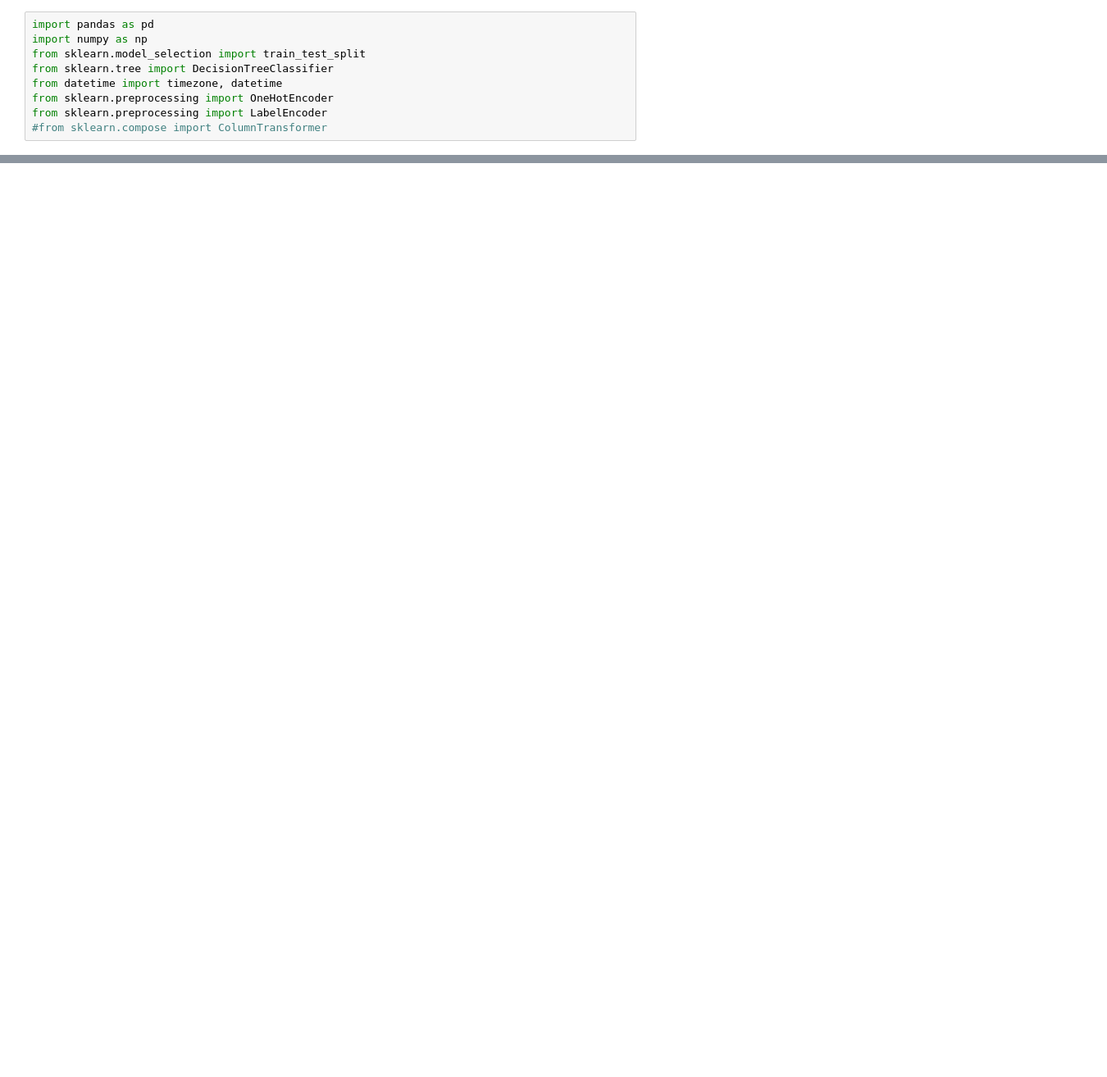
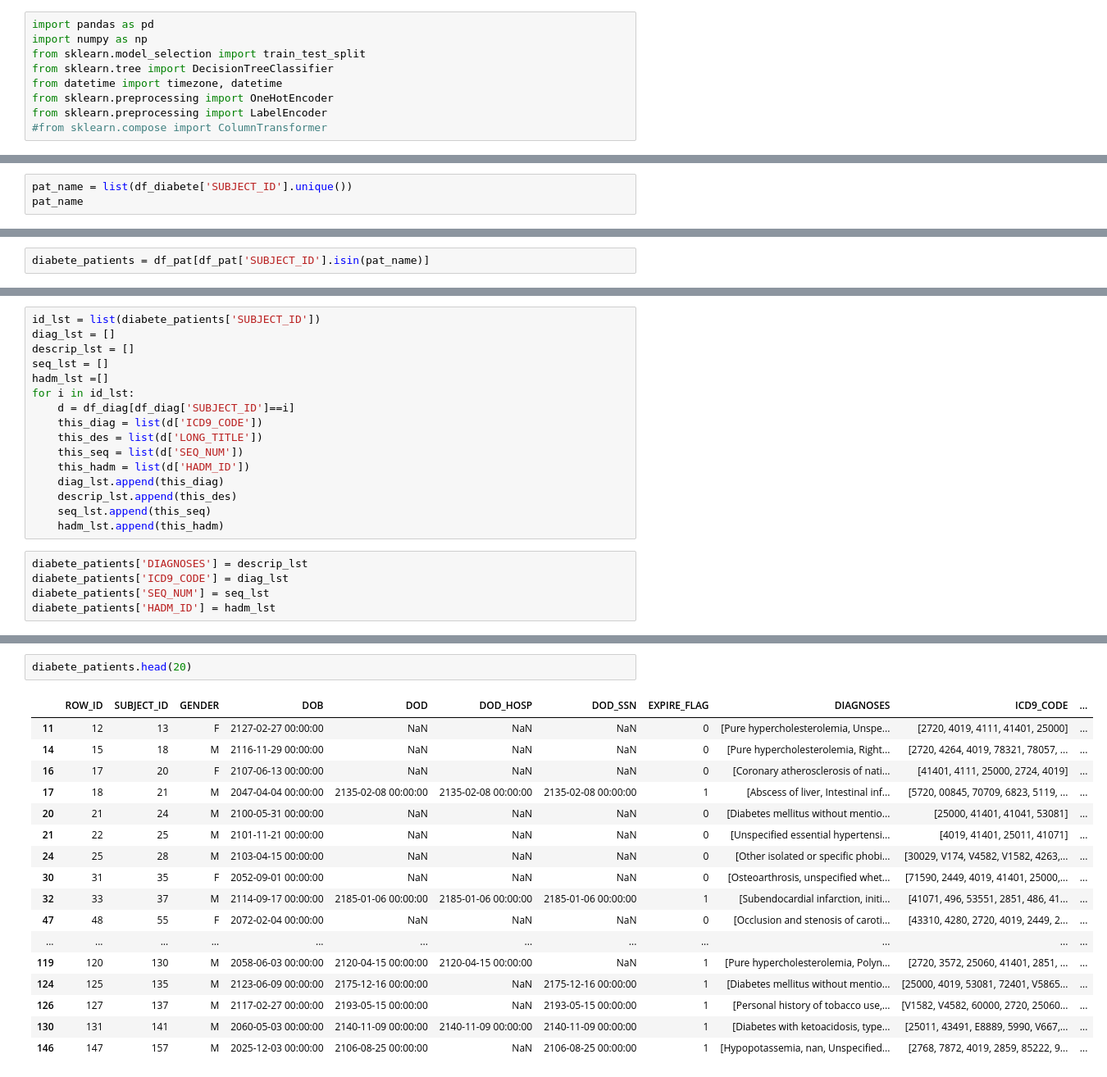
Before and after one commit to Raye2333/mimic3-research, a Jupyter notebook: code/diabetes.ipynb, the cells around one changed output, grey strips where cells are left out. Shown at 82% size. Saved outputs shown, nothing was run; the diff lists cells and outputs as text; blank space fills up the shorter version.

```diff
--- a/code/diabetes.ipynb
+++ b/code/diabetes.ipynb
@@ -60,0 +71,3 @@ df_diag['']
+# %%
+pat_name = list(df_diabete['SUBJECT_ID'].unique())
+pat_name
@@ -60,0 +92,2 @@ df_diag['']
+# %%
+diabete_patients = df_pat[df_pat['SUBJECT_ID'].isin(pat_name)]
@@ -60,0 +115,21 @@ df_diag['']
+# %%
+id_lst = list(diabete_patients['SUBJECT_ID'])
+diag_lst = []
+descrip_lst = []
+seq_lst = []
+hadm_lst =[]
+for i in id_lst:
+    d = df_diag[df_diag['SUBJECT_ID']==i]
+    this_diag = list(d['ICD9_CODE'])
+    this_des = list(d['LONG_TITLE'])
+    this_seq = list(d['SEQ_NUM'])
+    this_hadm = list(d['HADM_ID'])
+    diag_lst.append(this_diag)
+    descrip_lst.append(this_des)
+    seq_lst.append(this_seq)
+    hadm_lst.append(this_hadm)
+# %%
+diabete_patients['DIAGNOSES'] = descrip_lst
+diabete_patients['ICD9_CODE'] = diag_lst
+diabete_patients['SEQ_NUM'] = seq_lst
+diabete_patients['HADM_ID'] = hadm_lst
@@ -60,0 +157,20 @@ df_diag['']
+# %%
+diabete_patients.head(20)
+# %% [output]
+|  | ROW_ID | SUBJECT_ID | GENDER | DOB | DOD | DOD_HOSP | DOD_SSN | EXPIRE_FLAG | DIAGNOSES | ICD9_CODE | ... |
+| 11 | 12 | 13 | F | 2127-02-27 00:00:00 | NaN | NaN | NaN | 0 | [Pure hypercholesterolemia, Unspe... | [2720, 4019, 4111, 41401, 25000] | ... |
+| 14 | 15 | 18 | M | 2116-11-29 00:00:00 | NaN | NaN | NaN | 0 | [Pure hypercholesterolemia, Right... | [2720, 4264, 4019, 78321, 78057, ... | ... |
+| 16 | 17 | 20 | F | 2107-06-13 00:00:00 | NaN | NaN | NaN | 0 | [Coronary atherosclerosis of nati... | [41401, 4111, 25000, 2724, 4019] | ... |
+| 17 | 18 | 21 | M | 2047-04-04 00:00:00 | 2135-02-08 00:00:00 | 2135-02-08 00:00:00 | 2135-02-08 00:00:00 | 1 | [Abscess of liver, Intestinal inf... | [5720, 00845, 70709, 6823, 5119, ... | ... |
+| 20 | 21 | 24 | M | 2100-05-31 00:00:00 | NaN | NaN | NaN | 0 | [Diabetes mellitus without mentio... | [25000, 41401, 41041, 53081] | ... |
+| 21 | 22 | 25 | M | 2101-11-21 00:00:00 | NaN | NaN | NaN | 0 | [Unspecified essential hypertensi... | [4019, 41401, 25011, 41071] | ... |
+| 24 | 25 | 28 | M | 2103-04-15 00:00:00 | NaN | NaN | NaN | 0 | [Other isolated or specific phobi... | [30029, V174, V4582, V1582, 4263,... | ... |
+| 30 | 31 | 35 | F | 2052-09-01 00:00:00 | NaN | NaN | NaN | 0 | [Osteoarthrosis, unspecified whet... | [71590, 2449, 4019, 41401, 25000,... | ... |
+| 32 | 33 | 37 | M | 2114-09-17 00:00:00 | 2185-01-06 00:00:00 | 2185-01-06 00:00:00 | 2185-01-06 00:00:00 | 1 | [Subendocardial infarction, initi... | [41071, 496, 53551, 2851, 486, 41... | ... |
+| 47 | 48 | 55 | F | 2072-02-04 00:00:00 | NaN | NaN | NaN | 0 | [Occlusion and stenosis of caroti... | [43310, 4280, 2720, 4019, 2449, 2... | ... |
+| ... | ... | ... | ... | ... | ... | ... | ... | ... | ... | ... | ... |
+| 119 | 120 | 130 | M | 2058-06-03 00:00:00 | 2120-04-15 00:00:00 | 2120-04-15 00:00:00 | NaN | 1 | [Pure hypercholesterolemia, Polyn... | [2720, 3572, 25060, 41401, 2851, ... | ... |
+| 124 | 125 | 135 | M | 2123-06-09 00:00:00 | 2175-12-16 00:00:00 | NaN | 2175-12-16 00:00:00 | 1 | [Diabetes mellitus without mentio... | [25000, 4019, 53081, 72401, V5865... | ... |
+| 126 | 127 | 137 | M | 2117-02-27 00:00:00 | 2193-05-15 00:00:00 | NaN | 2193-05-15 00:00:00 | 1 | [Personal history of tobacco use,... | [V1582, V4582, 60000, 2720, 25060... | ... |
+| 130 | 131 | 141 | M | 2060-05-03 00:00:00 | 2140-11-09 00:00:00 | 2140-11-09 00:00:00 | 2140-11-09 00:00:00 | 1 | [Diabetes with ketoacidosis, type... | [25011, 43491, E8889, 5990, V667,... | ... |
+| 146 | 147 | 157 | M | 2025-12-03 00:00:00 | 2106-08-25 00:00:00 | NaN | 2106-08-25 00:00:00 | 1 | [Hypopotassemia, nan, Unspecified... | [2768, 7872, 4019, 2859, 85222, 9... | ... |
```
Also changed, not shown: parts of 16 cells of this notebook.
